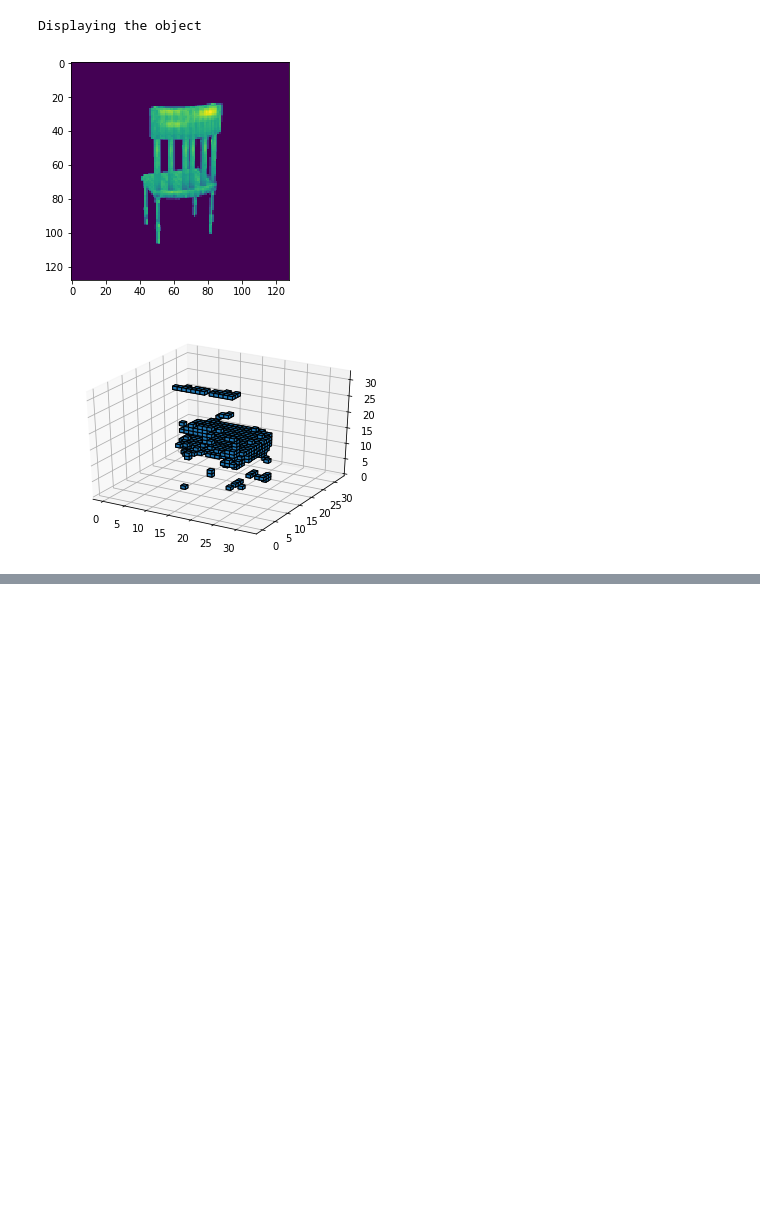
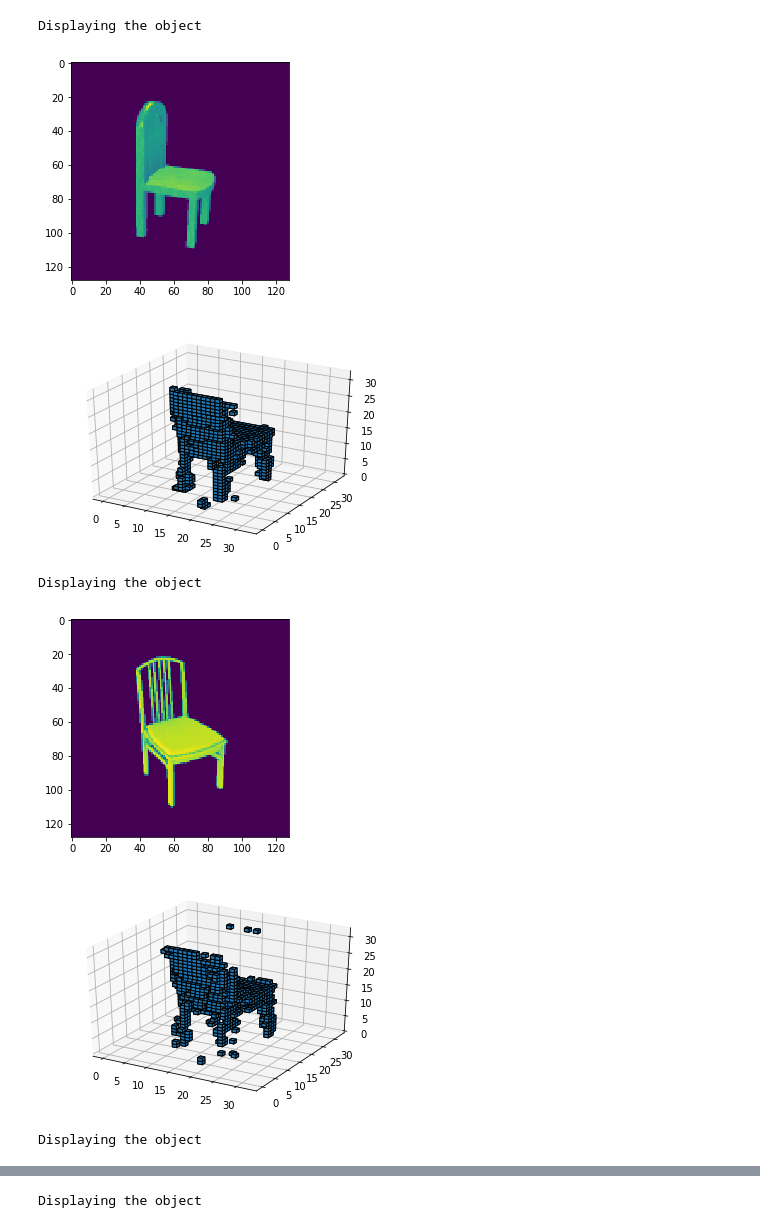
Before and after one commit to wezteoh/cross_dimension_translation, a Jupyter notebook: Auto3D.ipynb, the cells around one changed output, grey strips where cells are left out. Cells and saved outputs as stored; diff of their text form; code cells hidden in the pictures; blank space fills up the shorter version.

Commit message:
normalizing the image, adding noise and changing the encoder

```diff
--- a/Auto3D.ipynb
+++ b/Auto3D.ipynb
@@ -166,3 +226,28 @@ class discriminator(nn.Module):
 #         print(out.size())  # torch.Size([100, 1, 1, 1, 1])
 
         return out.squeeze()
+# %%
+# load data
+# images = np.load('padded_gray_chair_imgs.npy')
+# print(images.shape)
+# pil_format =Variable(torch.FloatTensor(images)).view(128,128, -1)
+# pil_format.shape
+# pil_format = pil_format.data.numpy()
+# print(pil_format.shape)
+# image_tensor_format = transforms.ToTensor()
+# normalize = transforms.Normalize((0, ), (1, ))
+# normalized_images = normalize(image_tensor_format(pil_format))
+# print(normalized_images.shape)
+images = np.load('padded_gray_chair_imgs.npy')
+#images[:] *= 1/images[:].max()
+#images[:] = 2*(images[:] - np.max(images[:]))/-np.ptp(images[:])-1
+images[:] = (images[:] - np.mean(images[:])) / np.std(images[:])
+batch_size = 5
+train_data = [np.load('chair_voxels.npy'), images]
+for _ in range(len(train_data)):
+    train_data[_] =torch.from_numpy(train_data[_]).type(torch.FloatTensor)
+    train_data[_] = train_data[_].cuda()
+train_data = [(train_data[0][i], train_data[1][i]) for i in range(len(train_data[0]))]
+train_loader = torch.utils.data.DataLoader(
+    train_data, batch_size=batch_size, shuffle=True, drop_last=True)
+plt.imshow(images[1])
@@ -330,11 +403,16 @@ def display3DObject(test_object):
 # %%
 # test
-test_image = Variable(torch.FloatTensor(images[43:44]).cuda()).view(-1,1,128,128)
-plt.imshow(images[43])
-latent = enc(test_image)
-faker = dec(latent.unsqueeze(4))
-display3DObject(faker.squeeze().data.cpu().numpy()>0.5)
+for i in range(1,10):
+    test_image = Variable(torch.FloatTensor(images[i]).cuda()).view(-1,1,128,128) + addNoise([1,1,128,128])
+    plt.imshow(images[i])
+    latent = enc(test_image)
+    faker = dec(latent.unsqueeze(4))
+    display3DObject(faker.squeeze().data.cpu().numpy()>0.5)
 # %% [output]
 Displaying the object
-[figure, old version]
+[figure, new version]
-[figure, old version]
+[figure, new version]
+Displaying the object
+[figure, added]
+[figure, added]
+Displaying the object
@@ -340,0 +421 @@ Displaying the object
+Displaying the object
```
Also changed, not shown: parts of 17 cells of this notebook.
